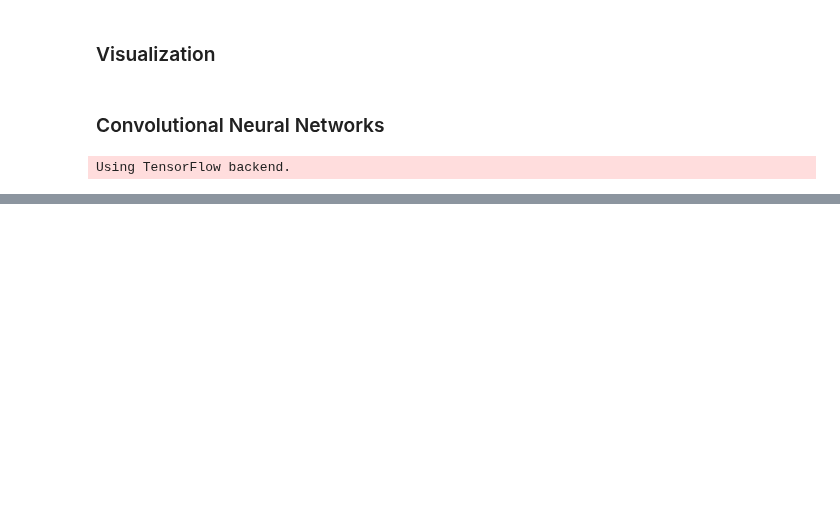
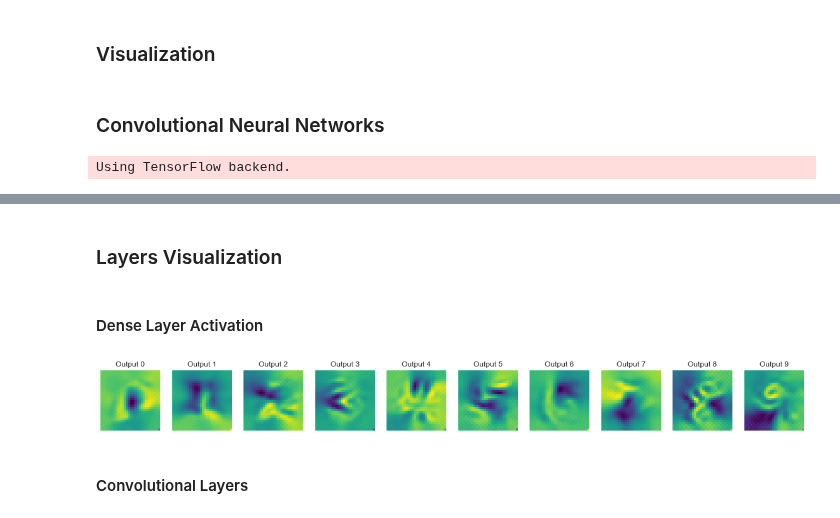
Before and after one commit to paulaceccon/ml-playground, a Jupyter notebook: Kernels/MNIST.ipynb, the cells around one changed output, grey strips where cells are left out. Cells and saved outputs as stored; diff of their text form; code cells hidden in the pictures; blank space fills up the shorter version.

Commit message:
Visualization

```diff
--- a/Kernels/MNIST.ipynb
+++ b/Kernels/MNIST.ipynb
@@ -98,11 +98,11 @@ X_valid = X_valid.reshape(X_valid.shape[0], img_rows, img_cols, 1)
 y_train = to_categorical(y_train)
 # %%
 model = Sequential()
-model.add(Conv2D(32, kernel_size=(6, 6), input_shape=input_shape, padding='valid'))
+model.add(Conv2D(32, kernel_size=(6, 6), input_shape=input_shape, padding='valid', name='conv1'))
 model.add(BatchNormalization())
 model.add(Activation('relu'))
 
-model.add(Conv2D(64, kernel_size=(6, 6), activation='relu', padding='valid'))
+model.add(Conv2D(64, kernel_size=(6, 6), activation='relu', padding='valid', name='conv2'))
 model.add(BatchNormalization())
 model.add(Activation('relu'))
 model.add(MaxPooling2D(pool_size=(2, 2)))
@@ -112,7 +112,7 @@ model.add(Flatten())
 model.add(Dense(128, activation='relu'))
 model.add(Dropout(0.25))
 model.add(BatchNormalization())
-model.add(Dense(n_targets, activation='softmax'))
+model.add(Dense(n_targets, activation='softmax', name='preds'))
 # %%
 sgd = optimizers.SGD(lr=0.1)
 model.compile(optimizer=sgd, loss='categorical_crossentropy',  metrics=['accuracy'])
@@ -144,3 +145,5 @@ plot_history(hist)
 pred = model.predict_classes(X_valid)
 
 np.savetxt('mnist-output.csv', np.c_[range(1,len(pred)+1),pred], delimiter=',', header = 'ImageId,Label', comments = '', fmt='%d')
+# %% [markdown]
+### Layers Visualization
@@ -146,0 +156,19 @@ np.savetxt('mnist-output.csv', np.c_[range(1,len(pred)+1),pred], delimiter=',',
+# %% [markdown]
+#### Dense Layer Activation
+# %%
+layer_idx = utils.find_layer_idx(model, 'preds')
+
+model.layers[layer_idx].activation = activations.linear
+model = utils.apply_modifications(model)
+
+f, axes = plt.subplots(1, 10, figsize=(20, 5))
+for output_idx in range(10):
+    img = visualize_activation(model, layer_idx, filter_indices=output_idx, input_range=(0., 1.))
+    axes[output_idx].imshow(img[..., 0], cmap='viridis')
+    axes[output_idx].set_xticks(np.array([]))
+    axes[output_idx].set_yticks(np.array([]))
+    axes[output_idx].set_title('Output {}'.format(output_idx))
+# %% [output]
+[figure, added]
+# %% [markdown]
+#### Convolutional Layers
```
Also changed, not shown: parts of 6 cells of this notebook.
